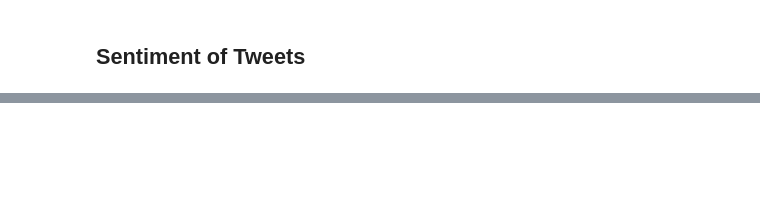
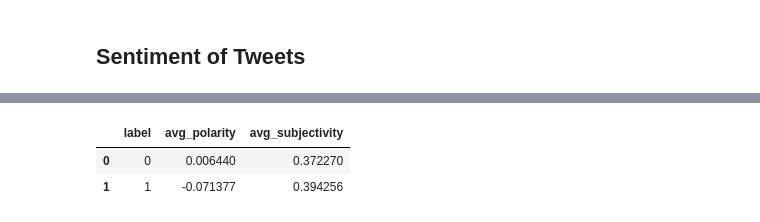
Before and after one commit to sidneykung/twitter_hate_speech_detection, a Jupyter notebook: preprocessing/sentiment_analysis.ipynb, the cells around one changed output, grey strips where cells are left out. Saved outputs shown, nothing was run; the diff lists cells and outputs as text; code cells hidden in the pictures; blank space fills up the shorter version.

```diff
--- a/preprocessing/sentiment_analysis.ipynb
+++ b/preprocessing/sentiment_analysis.ipynb
@@ -38,0 +38,12 @@ clean_df.head()
+# %%
+# new dataframe with average polarity score for each label
+scores_df = clean_df.groupby('label')['polarity'].mean().reset_index(name='avg_polarity')
+# adding column with average subjectivity score for each label
+scores_df['avg_subjectivity'] = clean_df.groupby('label')['subjectivity'].mean()
+# %%
+# checking that it worked
+scores_df.head()
+# %% [output]
+|  | label | avg_polarity | avg_subjectivity |
+| 0 | 0 | 0.006440 | 0.372270 |
+| 1 | 1 | -0.071377 | 0.394256 |
```
Also changed, not shown: parts of 11 cells of this notebook.
